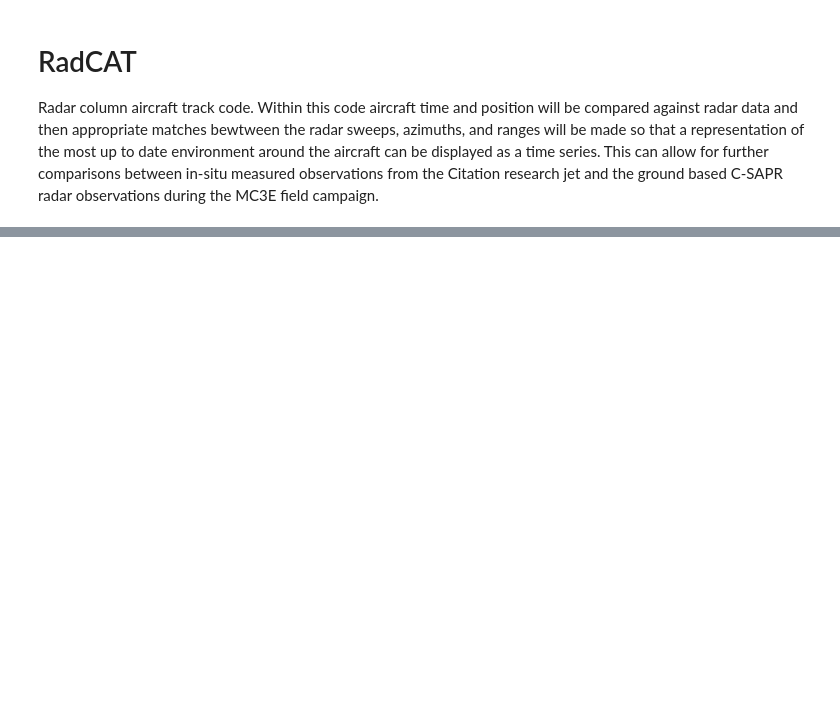
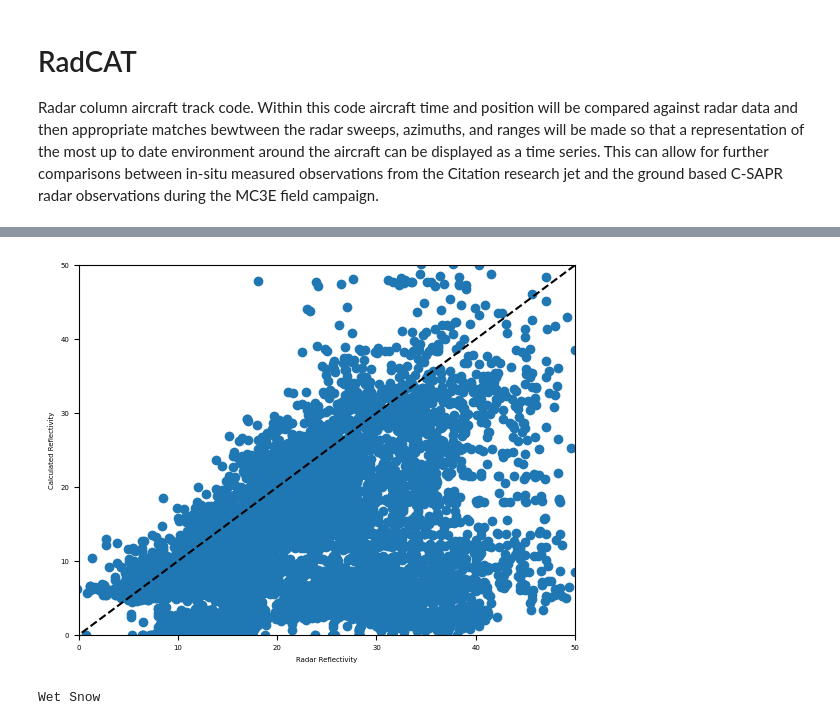
Before and after one commit to brycerrickbeil/2026-SULI-Bryce-Rickbeil, a Jupyter notebook: students/bryce_rickbeil/notebooks/RadCAT.ipynb, the cells around one changed output, grey strips where cells are left out. Cells and saved outputs as stored; diff of their text form; code cells hidden in the pictures; blank space fills up the shorter version.

```diff
--- a/students/bryce_rickbeil/notebooks/RadCAT.ipynb
+++ b/students/bryce_rickbeil/notebooks/RadCAT.ipynb
@@ -434,0 +519,20 @@ ds.close()
+# %%
+#===========================================
+# Code to visualize the comparison between
+# aircraft calculated reflectivity and radar
+# reflectivity
+#===========================================
+cloud_micro = xr.open_dataset('flight_data/11_05_20_RadCAT2.nc')
+
+radar_ref = cloud_micro.Radar_Reflectivity.sel(sweep = 'in').data
+calc_ref = cloud_micro.Calculated_Reflectivity.data
+
+plt.scatter(radar_ref, 10 ** (calc_ref / 10))
+plt.ylabel('Calculated Reflectivity')
+plt.xlabel('Radar Reflectivity')
+plt.xlim(0, 50)
+plt.ylim(0, 50)
+plt.plot((50, 0), (50, 0), color = 'black', linestyle = '--')
+plt.show()
+# %% [output]
+[figure, added]
@@ -435 +615,6 @@ ds.close()
+# %%
+hydro_class = classify_summer(vert_radar_profile, float(cloud_micro.Air_Temp.sel(Time = cloud_micro.Time.data[2871])[0]), 15)
+print(hydro_class)
+# %% [output]
+Wet Snow
 # %%
```
Also changed, not shown: parts of 19 cells of this notebook.
